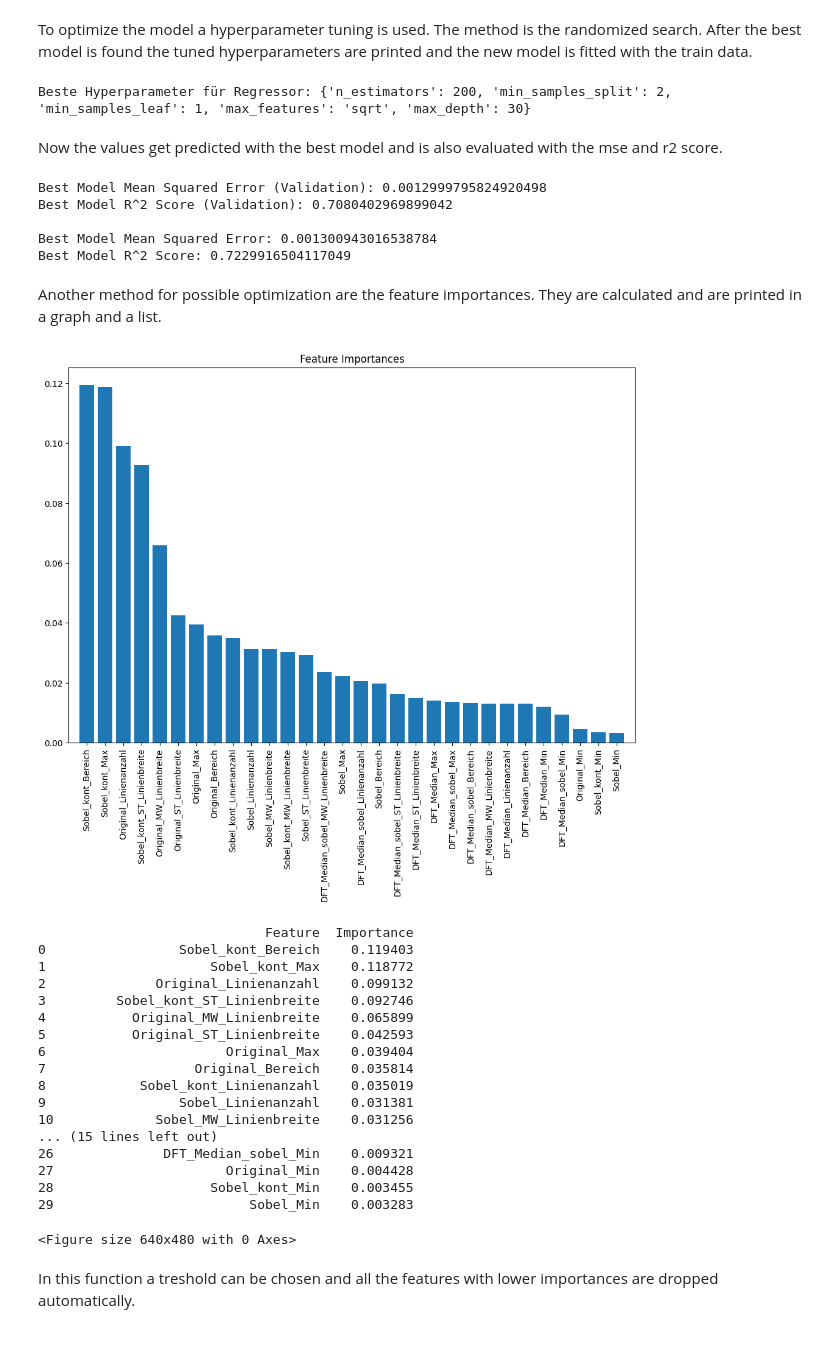
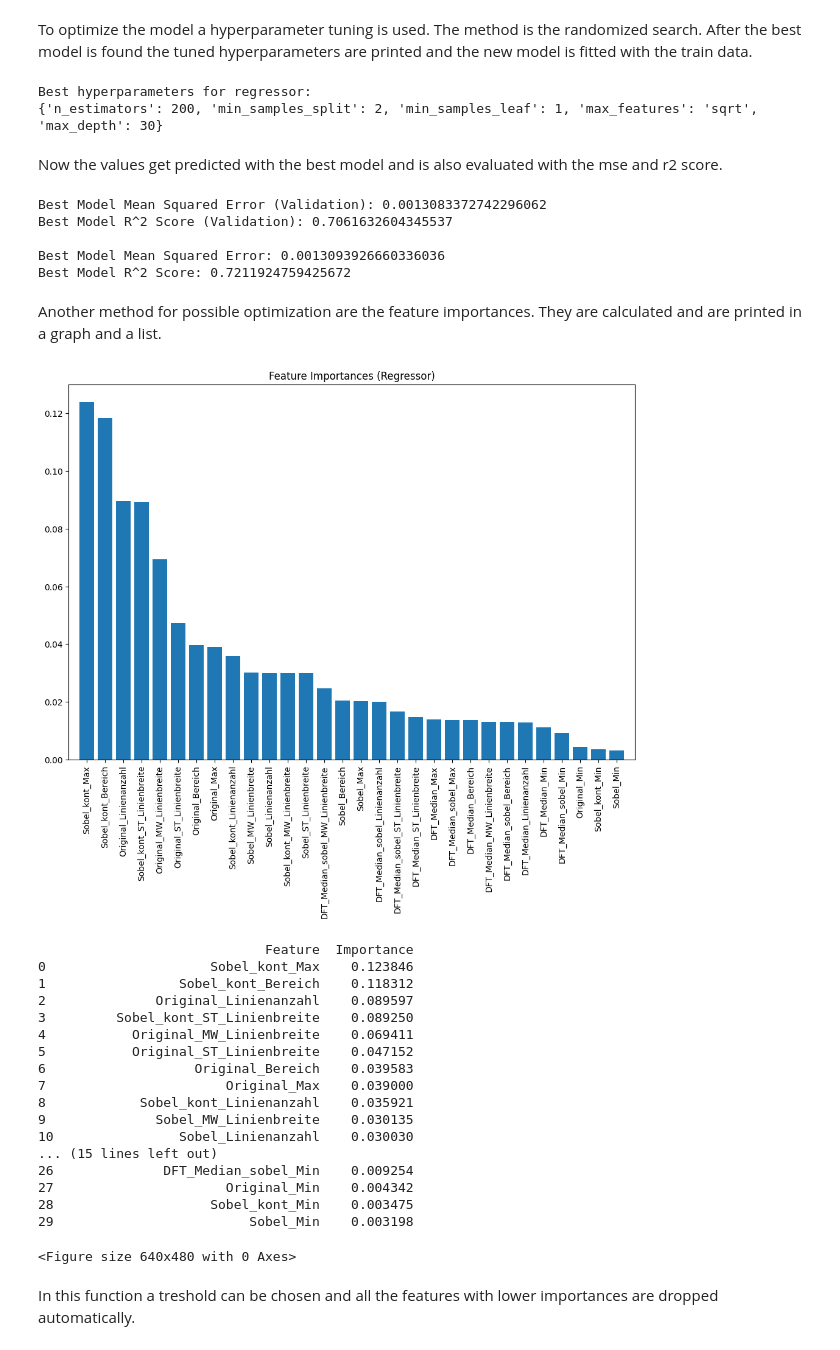
Before and after one commit to LgendSourabie/ML_knife_QA, a Jupyter notebook: supervised_learning/regression/supervise_regressor.ipynb, the cells around one changed output. Saved outputs shown, nothing was run; the diff lists cells and outputs as text; code cells hidden in the pictures.

```diff
--- a/supervised_learning/regression/supervise_regressor.ipynb
+++ b/supervised_learning/regression/supervise_regressor.ipynb
@@ -75,7 +75,7 @@ R^2 Score (Test): 0.7258256956446547
 To optimize the model a hyperparameter tuning is used. The method is the randomized search.
 After the best model is found the tuned hyperparameters are printed and the new model is fitted with the train data.
 # %%
-# Hyperparameter-Raster für Randomized Search
+# Hyperparameter grid for randomized search
 param_grid = {
     'n_estimators': [100, 200, 300],
     'max_depth': [10, 20, 30],
@@ -84,27 +84,30 @@ param_grid = {
     'max_features': [None, 'sqrt', 'log2']
 }
 
-# Randomized Search für Random Forest Regressor
+# Randomized Search for Random Forest Regressor
 random_search_regressor = RandomizedSearchCV(estimator=regressor,
                                              param_distributions=param_grid,
-                                             n_iter=100, # Anzahl der zufälligen Kombinationen
-                                             cv=5,       # Cross-Validation-Folds
-                                             # scoring='neg_mean_squared_error', # Metrik für Regression
-                                             scoring='r2',
-                                             n_jobs=-1,  # Alle verfügbaren Kerne verwenden
-                                             verbose=0,  # Ausführlichkeit
-                                             random_state=42)  # Für Reproduzierbarkeit
+                                             n_iter=100, # Number of random combinations
+                                             cv=5,       # Cross-Validation folds
+                                             scoring='neg_mean_squared_error', # Search for the HP combination with the best mse
+                                             # scoring='r2',
+                                             n_jobs=-1,  # Use all available cores
+                                             verbose=0,  # Verbosity level
+                                             random_state=42)  # For reproducibility
+
+
 
 # Fitting the model with the optimized hyperparamaters
 random_search_regressor.fit(X_train_scaled, y_train)
 
-# Bestes Modell basierend auf der Suche
+# Best model based on the search
 best_model = random_search_regressor.best_estimator_
 
-# Ausgabe der besten Hyperparameter
-print(f'Beste Hyperparameter für Regressor: {random_search_regressor.best_params_}\n')
+# Output of the best hyperparameters
+print(f'Best hyperparameters for regressor:\n{random_search_regressor.best_params_}\n')
 # %% [output]
-Beste Hyperparameter für Regressor: {'n_estimators': 200, 'min_samples_split': 2, 'min_samples_leaf': 1, 'max_features': 'sqrt', 'max_depth': 30}
+Best hyperparameters for regressor:
+{'n_estimators': 200, 'min_samples_split': 2, 'min_samples_leaf': 1, 'max_features': 'sqrt', 'max_depth': 30}
 # %% [markdown]
 Now the values get predicted with the best model and is also evaluated with the mse and r2 score.
 # %%
@@ -124,54 +127,54 @@ r2_best = r2_score(y_test, y_pred_best)
 print(f'Best Model Mean Squared Error: {mse_best}')
 print(f'Best Model R^2 Score: {r2_best}\n')
 # %% [output]
-Best Model Mean Squared Error (Validation): 0.0012999795824920498
-Best Model R^2 Score (Validation): 0.7080402969899042
+Best Model Mean Squared Error (Validation): 0.0013083372742296062
+Best Model R^2 Score (Validation): 0.7061632604345537
 
-Best Model Mean Squared Error: 0.001300943016538784
-Best Model R^2 Score: 0.7229916504117049
+Best Model Mean Squared Error: 0.0013093926660336036
+Best Model R^2 Score: 0.7211924759425672
 # %% [markdown]
 Another method for possible optimization are the feature importances. They are calculated and are printed in a graph and a list.
 # %%
 # Feature Importances
 importances = best_model.feature_importances_
 indices = np.argsort(importances)[::-1]
 
-# Namen der Features
+# Names of the features
 feature1 = dataset.columns.get_loc('Original_Linienanzahl')
 feature2 = dataset.columns.get_loc('DFT_Median_sobel_Bereich')
 feature_names = dataset.columns[feature1:feature2+1]
 
-# Visualisierung der Feature Importances
+# Visualization of the feature importances
 plt.figure(figsize=(12, 8))
-plt.title("Feature Importances")
+plt.title("Feature Importances (Regressor)")
 plt.bar(range(X_train.shape[1]), importances[indices], align="center")
 plt.xticks(range(X_train.shape[1]), feature_names[indices], rotation=90)
 plt.xlim([-1, X_train.shape[1]])
 plt.show()
 plt.savefig('feature_importances_regressor.png', dpi=300)
 
-# Ausgabe der Feature Importances
+# Output of the feature importances
 feature_importances = pd.DataFrame({'Feature': feature_names[indices], 'Importance': importances[indices]})
 print(feature_importances)
 # %% [output]
-[figure, old version]
+[figure, new version]
                              Feature  Importance
-0                 Sobel_kont_Bereich    0.119403
-1                     Sobel_kont_Max    0.118772
-2              Original_Linienanzahl    0.099132
-3         Sobel_kont_ST_Linienbreite    0.092746
-4           Original_MW_Linienbreite    0.065899
-5           Original_ST_Linienbreite    0.042593
-6                       Original_Max    0.039404
-7                   Original_Bereich    0.035814
-8            Sobel_kont_Linienanzahl    0.035019
-9                 Sobel_Linienanzahl    0.031381
-10             Sobel_MW_Linienbreite    0.031256
+0                     Sobel_kont_Max    0.123846
+1                 Sobel_kont_Bereich    0.118312
+2              Original_Linienanzahl    0.089597
+3         Sobel_kont_ST_Linienbreite    0.089250
+4           Original_MW_Linienbreite    0.069411
+5           Original_ST_Linienbreite    0.047152
+6                   Original_Bereich    0.039583
+7                       Original_Max    0.039000
+8            Sobel_kont_Linienanzahl    0.035921
+9              Sobel_MW_Linienbreite    0.030135
+10                Sobel_Linienanzahl    0.030030
 ... (15 lines left out)
-26              DFT_Median_sobel_Min    0.009321
-27                      Original_Min    0.004428
-28                    Sobel_kont_Min    0.003455
-29                         Sobel_Min    0.003283
+26              DFT_Median_sobel_Min    0.009254
+27                      Original_Min    0.004342
+28                    Sobel_kont_Min    0.003475
+29                         Sobel_Min    0.003198
 <Figure size 640x480 with 0 Axes>
 # %% [markdown]
 In this function a treshold can be chosen and all the features with lower importances are dropped automatically.
```
Also changed, not shown: parts of 12 cells of this notebook, 11 other files.
